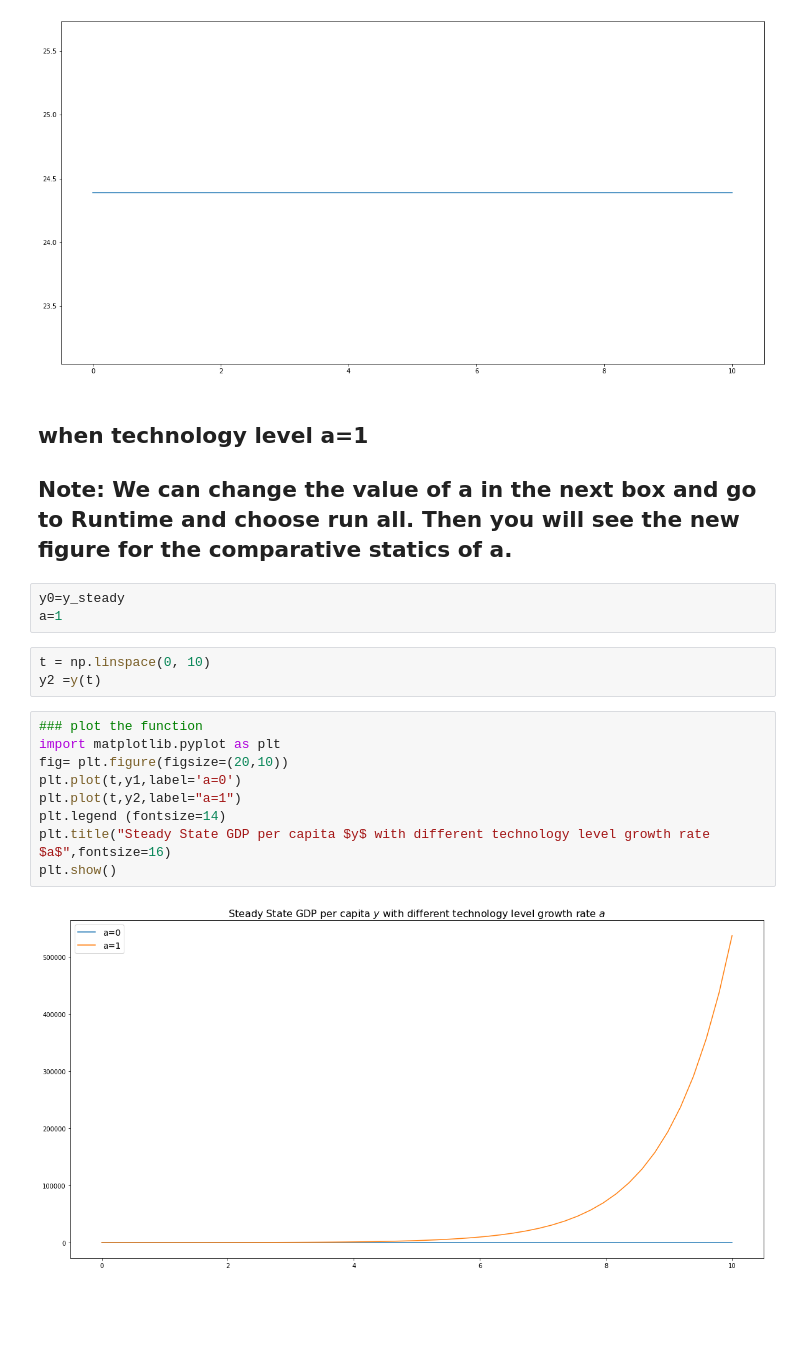
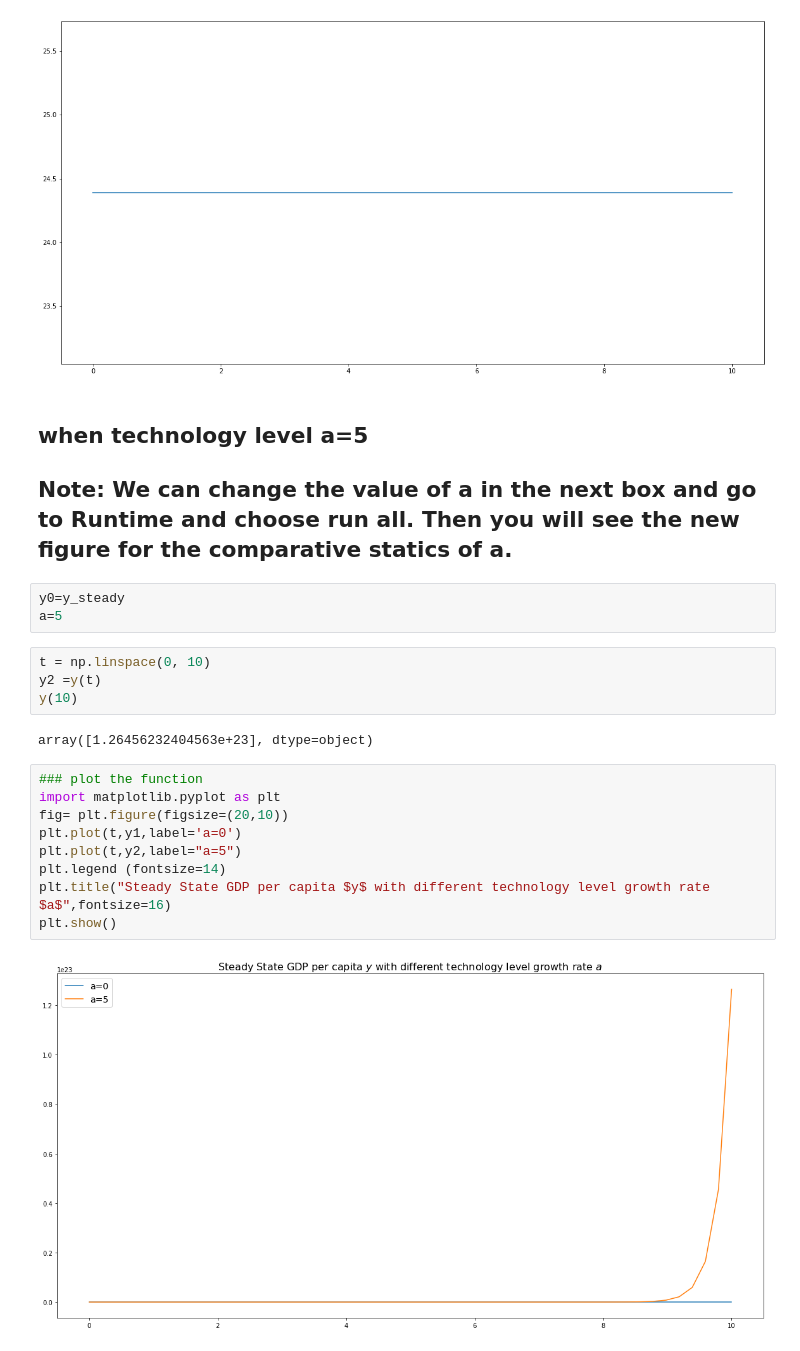
Before and after one commit to qunyizhao/DKU_Econ204, a Jupyter notebook: Qunyi_Zhao_Econ_204_EconomicGrowth_Tuesday.ipynb, the cells around one changed output. Saved outputs shown, nothing was run; the diff lists cells and outputs as text; blank space fills up the shorter version.

```diff
--- a/Qunyi_Zhao_Econ_204_EconomicGrowth_Tuesday.ipynb
+++ b/Qunyi_Zhao_Econ_204_EconomicGrowth_Tuesday.ipynb
@@ -195,23 +198,26 @@ plt.show()
 # %% [output]
 [figure]
 # %% [markdown]
-## when technology level a=1
+## when technology level a=5
 
 ## Note: We can change the value of a in the next box and go to Runtime and choose run all. Then you will see the new figure for the comparative statics of a.
 # %%
 y0=y_steady
-a=1
+a=5
 # %%
 t = np.linspace(0, 10)
 y2 =y(t)
+y(10)
+# %% [output]
+array([1.26456232404563e+23], dtype=object)
 # %%
 ### plot the function
 import matplotlib.pyplot as plt
 fig= plt.figure(figsize=(20,10))
 plt.plot(t,y1,label='a=0')
-plt.plot(t,y2,label="a=1")
+plt.plot(t,y2,label="a=5")
 plt.legend (fontsize=14)
 plt.title("Steady State GDP per capita $y$ with different technology level growth rate $a$",fontsize=16)
 plt.show()
 # %% [output]
-[figure, old version]
+[figure, new version]
```
Also changed, not shown: parts of 1 cell of this notebook.
